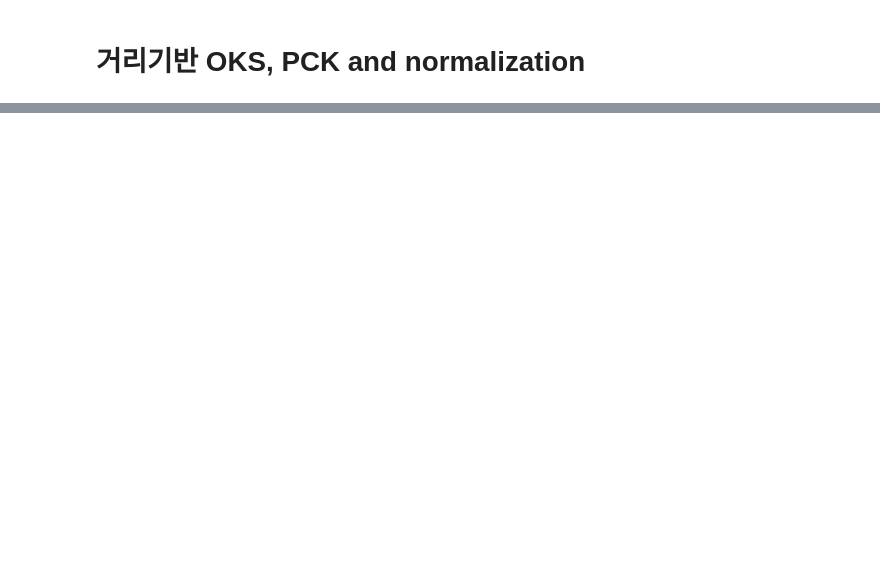
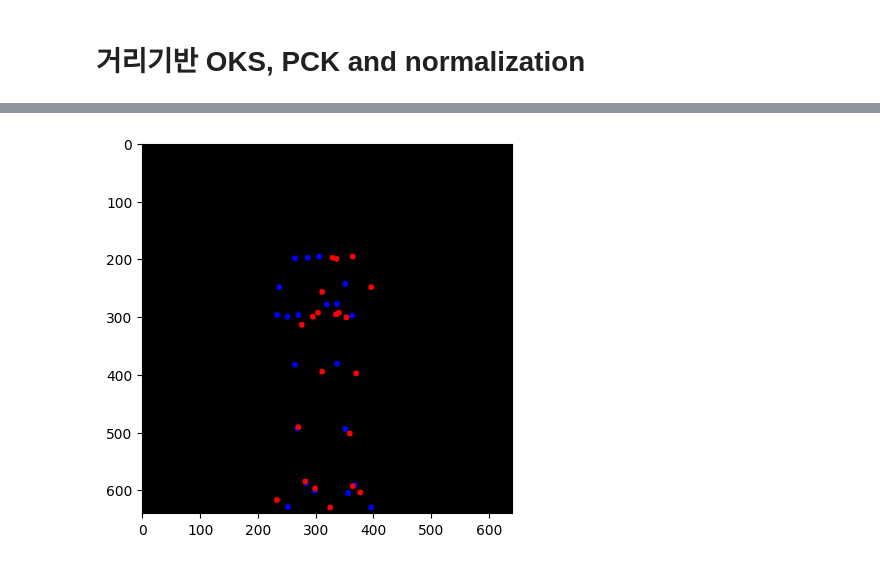
Before and after one commit to boostcampaitech7/level4-cv-finalproject-hackathon-cv-19-lv3, a Jupyter notebook: streamlit/test.ipynb, the cells around one changed output, grey strips where cells are left out. Saved outputs shown, nothing was run; the diff lists cells and outputs as text; code cells hidden in the pictures; blank space fills up the shorter version.

```diff
--- a/streamlit/test.ipynb
+++ b/streamlit/test.ipynb
@@ -187,7 +166,7 @@ def draw_landmarks_on_image(rgb_image, detection_result):
   return annotated_image
 
 def get_detection(img_path):
-    base_options = python.BaseOptions(model_asset_path='pose_landmarker.task')
+    base_options = python.BaseOptions(model_asset_path='../pose_landmarker.task')
     options = vision.PoseLandmarkerOptions(
         base_options=base_options,
         output_segmentation_masks=True)
@@ -201,4 +180,4 @@ def get_detection(img_path):
     plt.show()
 
     return detection_result.pose_landmarks, detection_result.segmentation_masks, annotated_image
-r, s, a = get_detection('../target_img.jpg')
+r, s, a = get_detection('../images/target_img.jpg')
@@ -910,0 +765,2 @@ W0000 00:00:1737096477.471969   85192 inference_feedback_manager.cc:114] Feedbac
+# %%
+landmarks, _ = get_keypoints_and_boxsize(cv2.imread('../images/right_pose_img.jpg'))
@@ -1152,0 +956,91 @@ def Scoring(video_path1, video_path2):
+# %%
+from mediapipe_inference import get_detection
+import matplotlib.pyplot as plt
+import cv2
+import numpy as np
+from scoring import refine_landmarks
+
+
+def normalize_landmarks_to_range(landmarks1, landmarks2):
+    """
+    Normalize landmarks2 to match the coordinate range of landmarks1.
+
+    Parameters:
+        landmarks1 (numpy array): Keypoints array for the first pose (num_selected_point, 4).
+        landmarks2 (numpy array): Keypoints array for the second pose (num_selected_point, 4).
+
+    Returns:
+        numpy array: Normalized landmarks2 matching the range of landmarks1.
+    """
+    # Calculate min and max for landmarks1 and landmarks2
+    min1 = np.min(landmarks1[:, :3], axis=0)  # (x_min, y_min, z_min) for landmarks1
+    max1 = np.max(landmarks1[:, :3], axis=0)  # (x_max, y_max, z_max) for landmarks1
+
+    min2 = np.min(landmarks2[:, :3], axis=0)  # (x_min, y_min, z_min) for landmarks2
+    max2 = np.max(landmarks2[:, :3], axis=0)  # (x_max, y_max, z_max) for landmarks2
+
+    # Normalize landmarks2 to the range of landmarks1
+    normalized_landmarks2 = (landmarks2[:, :3] - min2) / (max2 - min2) * (max1 - min1) + min1
+
+    # Combine normalized coordinates with the original visibility values
+    normalized_landmarks2 = np.hstack((normalized_landmarks2, landmarks2[:, 3:4]))
+
+    return normalized_landmarks2
+
+
+def draw_landmarks_on_blank_image(landmarks1, landmarks2, image_size=(640, 640)):
+    """
+    Draw two sets of landmarks on a blank image.
+
+    Parameters:
+        landmarks1 (numpy array): Keypoints array for the first pose (num_selected_point, 4).
+        landmarks2 (numpy array): Keypoints array for the second pose (num_selected_point, 4).
+        image_size (tuple): Size of the blank image (height, width).
+
+    Returns:
+        numpy array: Image with landmarks visualized.
+    """
+    # Create a blank image
+    blank_image = np.zeros((image_size[0], image_size[1], 3), dtype=np.uint8)
+
+    # Normalize coordinates to fit within the image size
+    def normalize_coordinates(landmarks, image_size):
+        height, width = image_size
+        normalized_landmarks = []
+        for landmark in landmarks:
+            x, y = int(landmark[0] * width), int(landmark[1] * height)
+            normalized_landmarks.append((x, y))
+        return normalized_landmarks
+
+    # Normalize landmarks
+    normalized_landmarks1 = normalize_coordinates(landmarks1, image_size)
+    normalized_landmarks2 = normalize_coordinates(landmarks2, image_size)
+
+    # Draw landmarks1 (red)
+    for x, y in normalized_landmarks1:
+        cv2.circle(blank_image, (x, y), radius=5, color=(0, 0, 255), thickness=-1)
+
+    # Draw landmarks2 (blue)
+    for x, y in normalized_landmarks2:
+        cv2.circle(blank_image, (x, y), radius=5, color=(255, 0, 0), thickness=-1)
+
+    # Optionally connect landmarks (example: skeletal connections can be added here)
+    # You can define a list of connections (e.g., POSE_CONNECTIONS) to draw lines between keypoints.
+
+    return blank_image
+
+p1 = "../images/승윤팔짱1.jpg"
+p2= "../images/준일팔짱.jpg"
+l1, seg1, ann_img1, bs1 = get_detection(p1)
+l2, seg2, ann_img2, bs2 = get_detection(p2)
+np_l1 = refine_landmarks(l1)
+np_l2 = refine_landmarks(l2)
+np_l2 = normalize_landmarks_to_range(np_l1, np_l2)
+
+from keypoint_map import KEYPOINT_MAPPING, SELECTED_KEYPOINTS
+for i in range(np_l1.shape[0]):
+    print(f"difference of keypoint {KEYPOINT_MAPPING[SELECTED_KEYPOINTS[i]]}: {np.linalg.norm(np_l2[i] - np_l1[i])}")
+
+plt.imshow(draw_landmarks_on_blank_image(np_l1, np_l2))
+plt.show()
+# %% [output]
@@ -1152,0 +1072 @@ def Scoring(video_path1, video_path2):
+[figure, added]
```
Also changed, not shown: parts of 31 cells of this notebook, 4 other files.
